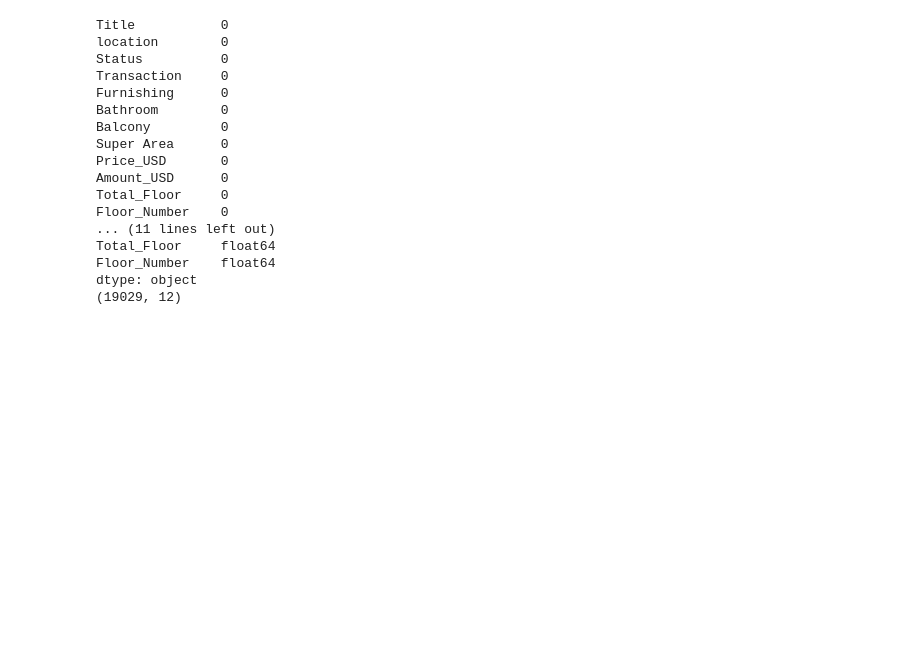
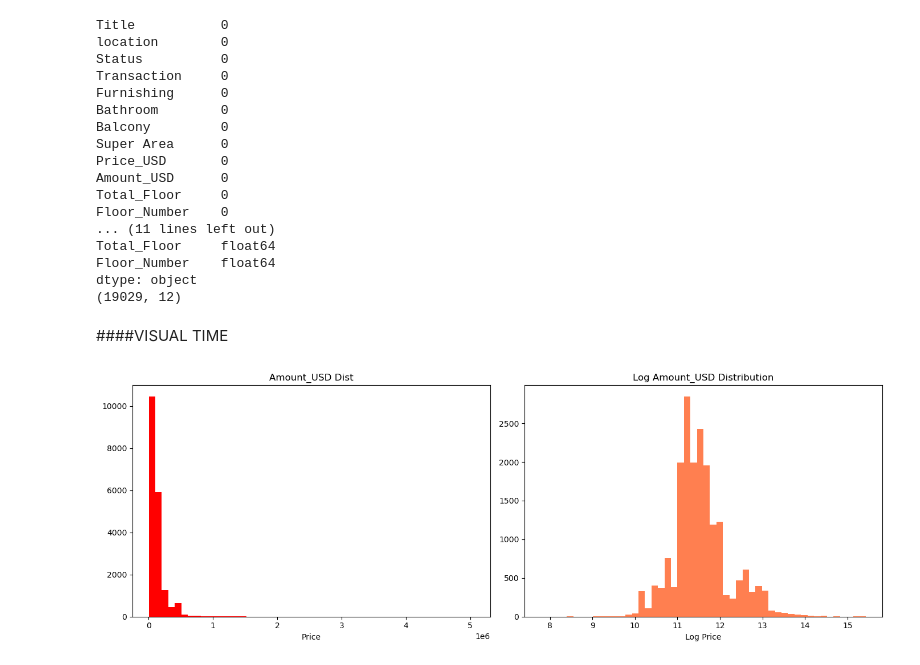
Before and after one commit to tobezhanabi/medium-HousePredict, a Jupyter notebook: ProjectHousePrice.ipynb, the cells around one changed output. Cells and saved outputs as stored; diff of their text form; code cells hidden in the pictures; blank space fills up the shorter version.

```diff
--- a/ProjectHousePrice.ipynb
+++ b/ProjectHousePrice.ipynb
@@ -443,3 +443,5 @@ Total_Floor     float64
 Floor_Number    float64
 dtype: object
 (19029, 12)
+# %% [markdown]
+####VISUAL TIME
@@ -445,0 +451,18 @@ dtype: object
+# %%
+fig, axes = plt.subplots(1, 2, figsize =(14, 5))
+
+#raw distribution
+
+axes[0].hist(train['Amount_USD'], bins=50, color='red')
+axes[0].set_title('Amount_USD Dist')
+axes[0].set_xlabel('Price')
+
+# Log distribution - because house prices are usually skewed
+axes[1].hist(train['Amount_USD'].apply('log'), bins=50, color='coral')
+axes[1].set_title('Log Amount_USD Distribution')
+axes[1].set_xlabel('Log Price')
+
+plt.tight_layout()
+plt.show()
+# %% [output]
+[figure, added]
```
Also changed, not shown: parts of 1 cell of this notebook.
